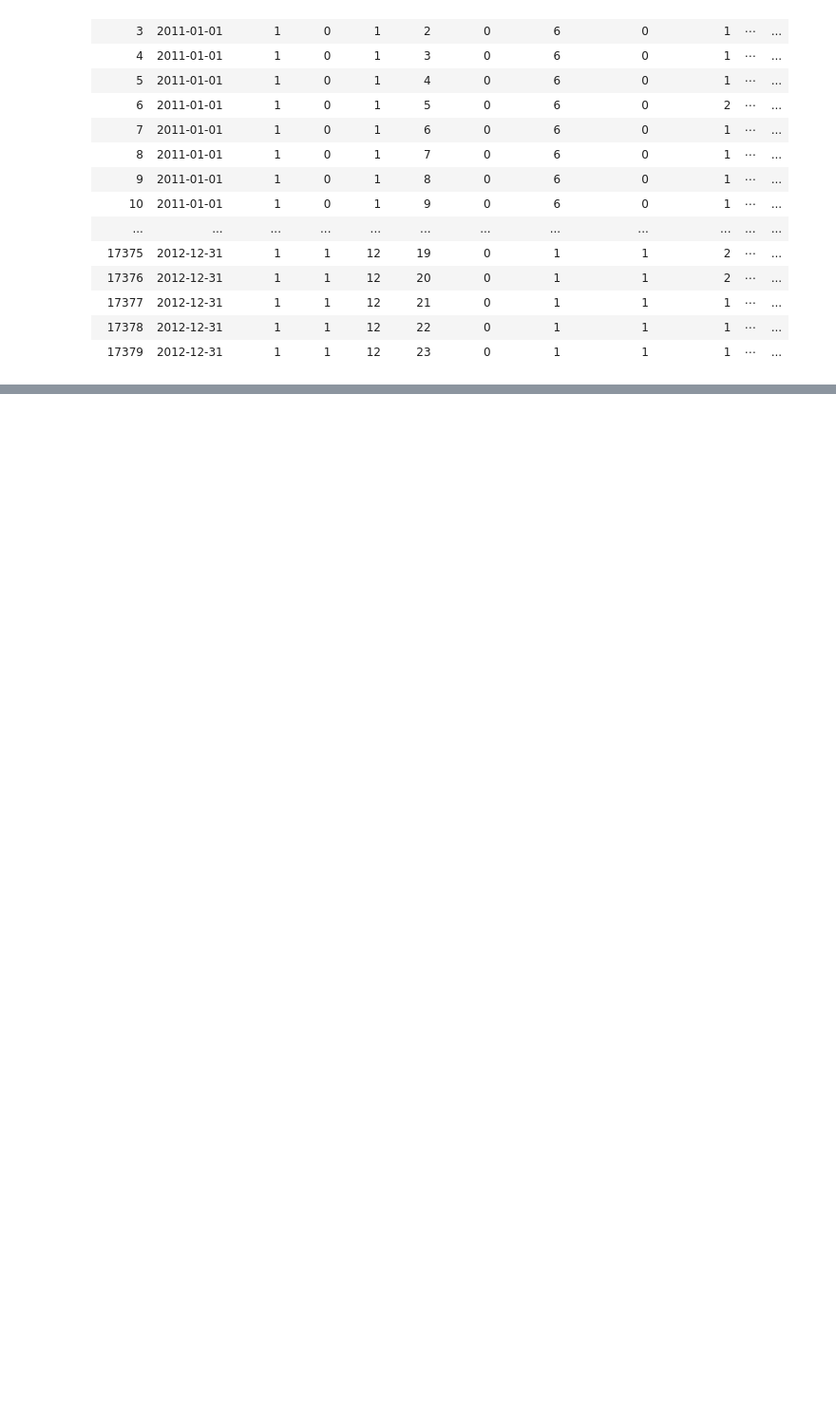
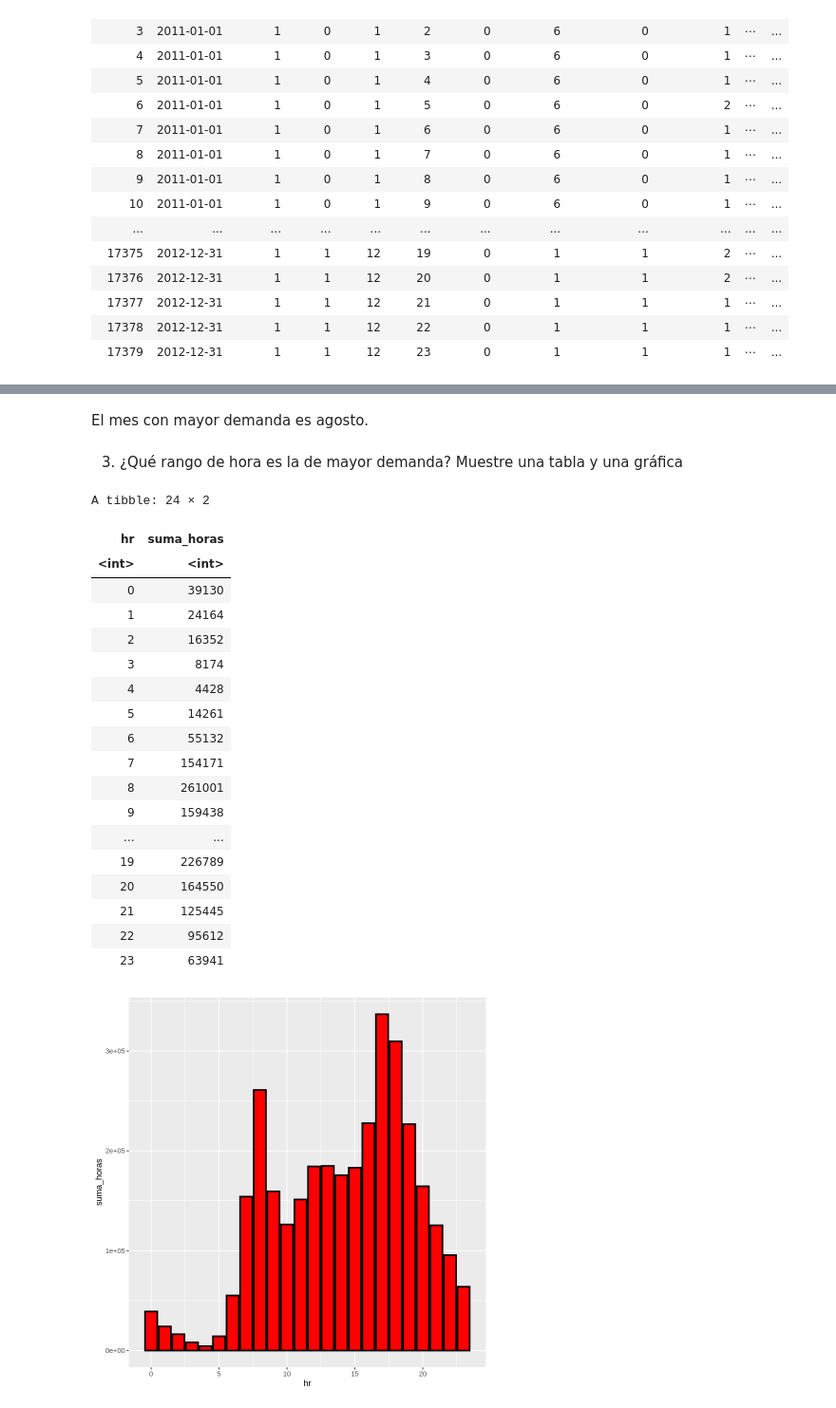
Before and after one commit to vmcarranzam/econometriaR, a Jupyter notebook: Lab2_Econometria_en_R.ipynb, the cells around one changed output, grey strips where cells are left out. Shown at 95% size. Cells and saved outputs as stored; diff of their text form; code cells hidden in the pictures; blank space fills up the shorter version.

```diff
--- a/Lab2_Econometria_en_R.ipynb
+++ b/Lab2_Econometria_en_R.ipynb
@@ -67,0 +69,32 @@ ggplot(datos, aes(x = mes, y = cnt, color = "red")) +
+# %% [markdown]
+El mes con mayor demanda es agosto.
+# %% [markdown]
+3. ¿Qué rango de hora es la de mayor demanda? Muestre una tabla y una gráfica
+# %%
+hora_mayor_demanda <- datos %>%
+  group_by(hr) %>%
+  summarise(suma_horas = sum(cnt))
+hora_mayor_demanda
+ggplot(hora_mayor_demanda, aes(x = hr, y = suma_horas)) +
+  geom_bar(stat = 'identity', col = 'black', lwd = 1, fill = 'red')
+# %% [output]
+A tibble: 24 × 2
+| hr | suma_horas |
+| <int> | <int> |
+| 0 | 39130 |
+| 1 | 24164 |
+| 2 | 16352 |
+| 3 | 8174 |
+| 4 | 4428 |
+| 5 | 14261 |
+| 6 | 55132 |
+| 7 | 154171 |
+| 8 | 261001 |
+| 9 | 159438 |
+| ... | ... |
+| 19 | 226789 |
+| 20 | 164550 |
+| 21 | 125445 |
+| 22 | 95612 |
+| 23 | 63941 |
+[figure, added]
```
Also changed, not shown: parts of 39 cells of this notebook.
